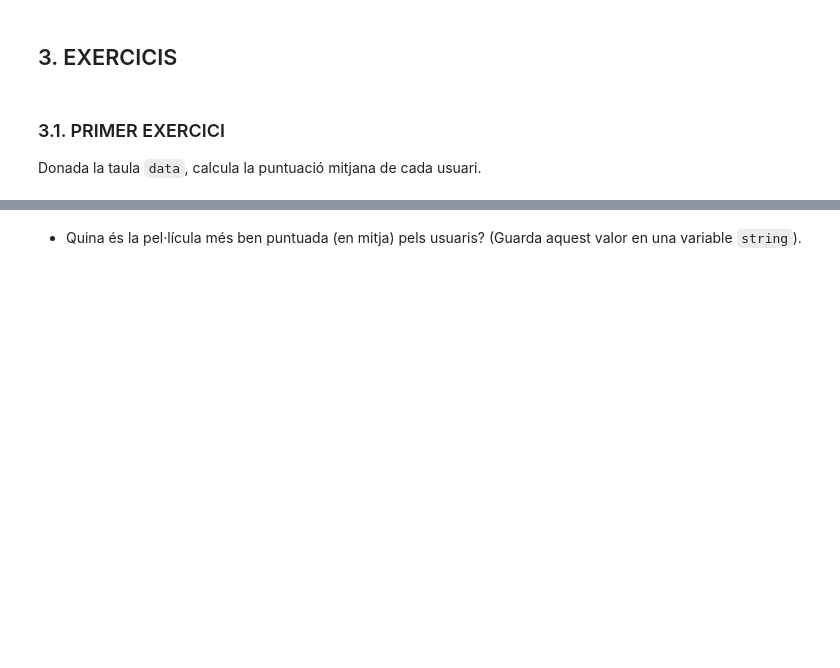
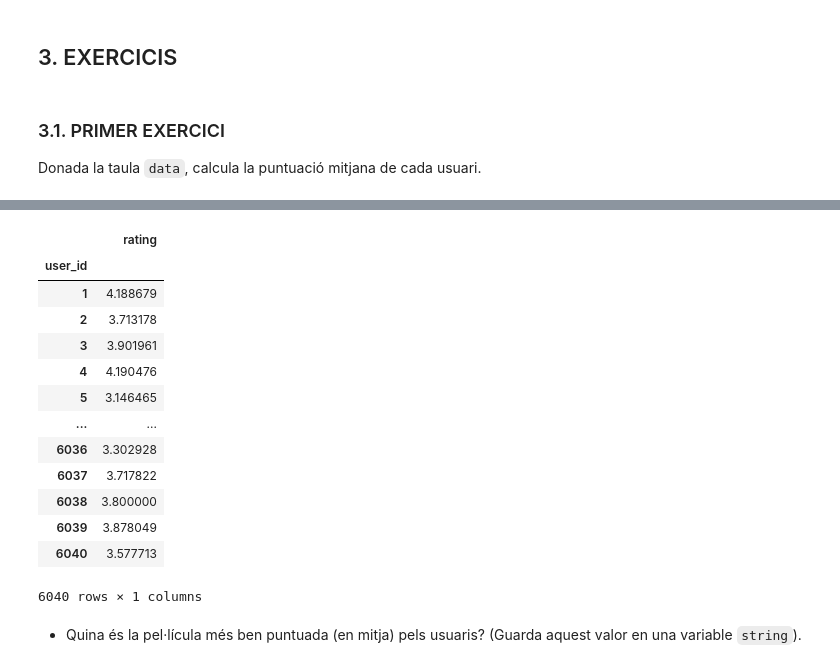
Before and after one commit to junjielyu13/Junior-Fall-Missions, a Jupyter notebook: TallerNousUsos/Practica/TNUI_P2/assigment_code_manu.ipynb, the cells around one changed output, grey strips where cells are left out. Cells and saved outputs as stored; diff of their text form; code cells hidden in the pictures; blank space fills up the shorter version.

```diff
--- a/TallerNousUsos/Practica/TNUI_P2/assigment_code_manu.ipynb
+++ b/TallerNousUsos/Practica/TNUI_P2/assigment_code_manu.ipynb
@@ -246,14 +479,31 @@ data_folder = 'ml-1m'
 # %%
 import pandas as pd
 unames = ['user_id', 'gender', 'age', 'occupation', 'zip']
 users = pd.read_table(f'{data_folder}/users.dat', sep='::', header=None, names=unames, engine='python')
 rnames = ['user_id', 'movie_id', 'rating', 'timestamp']
 ratings = pd.read_table(f'{data_folder}/ratings.dat', sep='::', header=None, names=rnames, engine='python')
 mnames = ['movie_id', 'title', 'genres']
 movies = pd.read_table(f'{data_folder}/movies.dat', sep='::', header=None, names=mnames, engine='python',encoding='latin-1')
 
 data = pd.merge(pd.merge(ratings, users), movies)
 
 # la vostra solució aquí
+mean = data[['user_id','rating']].groupby('user_id').mean()
+display(mean)
+# %% [output]
+|  | rating |
+| user_id |  |
+| 1 | 4.188679 |
+| 2 | 3.713178 |
+| 3 | 3.901961 |
+| 4 | 4.190476 |
+| 5 | 3.146465 |
+| ... | ... |
+| 6036 | 3.302928 |
+| 6037 | 3.717822 |
+| 6038 | 3.800000 |
+| 6039 | 3.878049 |
+| 6040 | 3.577713 |
+6040 rows × 1 columns
 # %% [markdown]
 + Quina és la pel·lícula més ben puntuada (en mitja) pels usuaris? (Guarda aquest valor en una variable ``string``).
```
Also changed, not shown: parts of 42 cells of this notebook.
